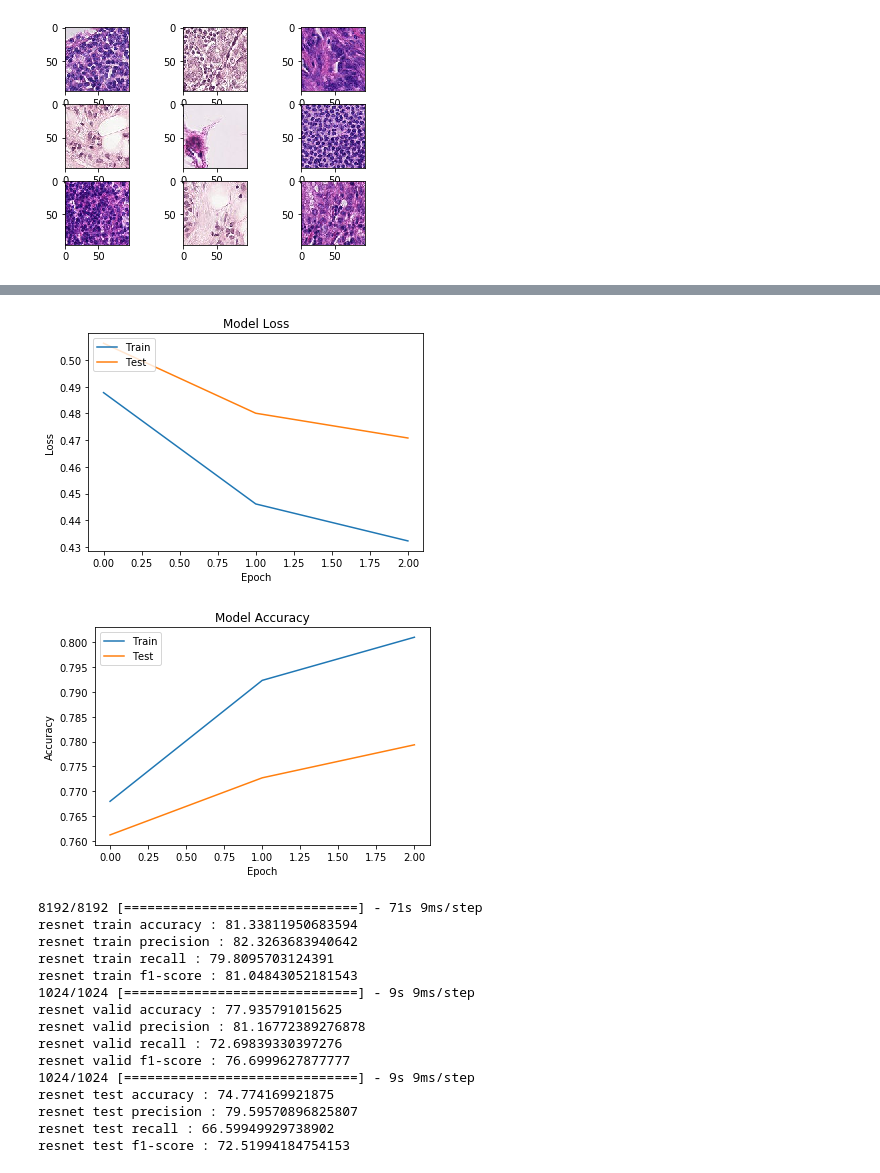
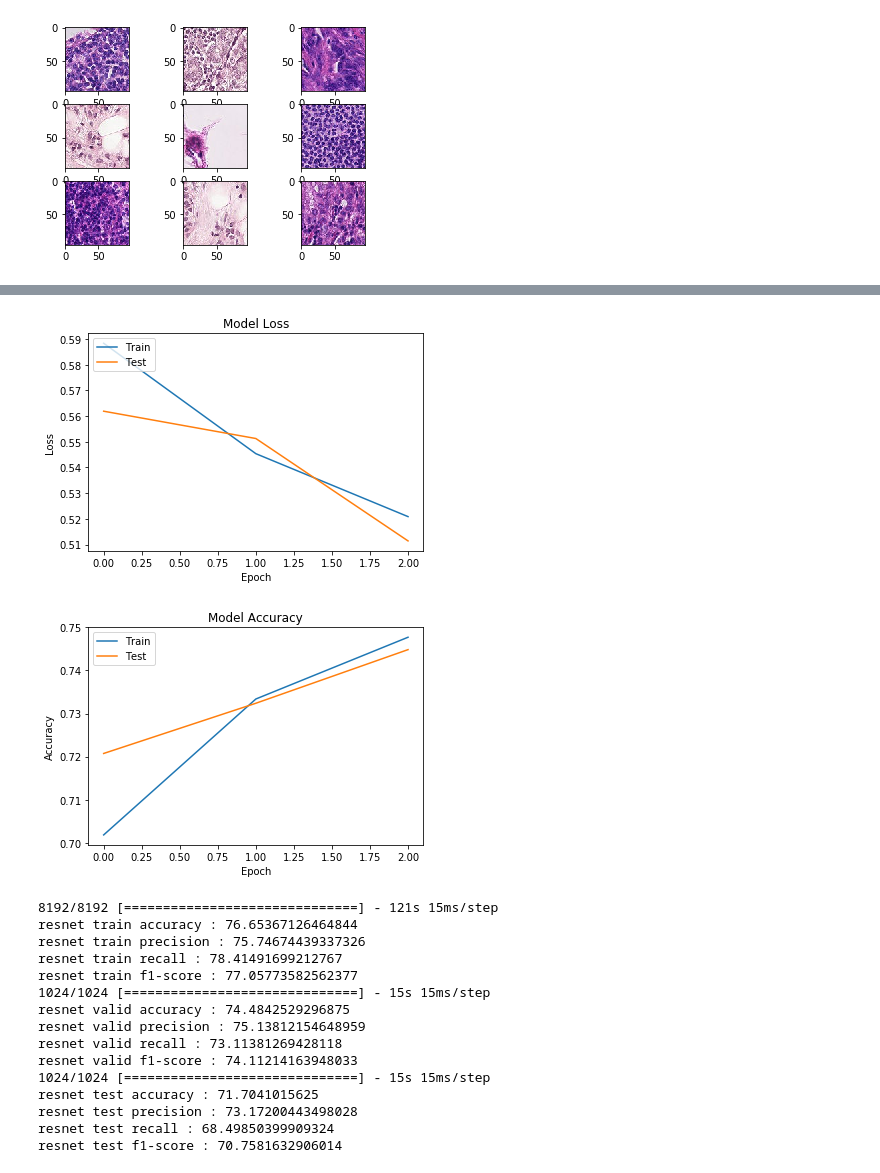
Before and after one commit to allnes/pcam_train, a Jupyter notebook: pcam_cnn_resnet.ipynb, the cells around one changed output, grey strips where cells are left out. Cells and saved outputs as stored; diff of their text form; code cells hidden in the pictures.

```diff
--- a/pcam_cnn_resnet.ipynb
+++ b/pcam_cnn_resnet.ipynb
@@ -191,27 +202,31 @@ def ResNet50(input_shape = (32, 32, 3), classes = 1):
     X = Activation('relu')(X)
     X = MaxPooling2D((3, 3), strides=(2, 2))(X)
 
-    # # Stage 2
-    # X = residual_block(X, f = 3, filters = [64, 64, 256], stage = 2, block='a', s = 1, convolution_block = True)
-    # X = residual_block(X, 3, [64, 64, 256], stage=2, block='b')
-    # X = residual_block(X, 3, [64, 64, 256], stage=2, block='c')
+    # Stage 2
+    X = residual_block(X, f = 3, filters = [64, 64, 256], stage = 2,
+                       block='a', s = 1, convolution_block = True)
+    X = residual_block(X, 3, [64, 64, 256], stage=2, block='b')
+    X = residual_block(X, 3, [64, 64, 256], stage=2, block='c')
 
-    # # Stage 3
-    # X = residual_block(X, f=3, filters=[128, 128, 512], stage = 3, block = 'a', s = 2, convolution_block = True)
-    # X = residual_block(X, 3, [128, 128, 512], stage=3, block='b')
-    # X = residual_block(X, 3, [128, 128, 512], stage=3, block='c')
-    # # X = residual_block(X, 3, [128, 128, 512], stage=3, block='d')
+    # Stage 3
+    X = residual_block(X, f=3, filters=[128, 128, 512], stage = 3,
+                       block = 'a', s = 2, convolution_block = True)
+    X = residual_block(X, 3, [128, 128, 512], stage=3, block='b')
+    X = residual_block(X, 3, [128, 128, 512], stage=3, block='c')
+    X = residual_block(X, 3, [128, 128, 512], stage=3, block='d')
 
-    # # Stage 4
-    # X = residual_block(X, f=3, filters=[256, 256, 1024], stage = 4, block = 'a', s = 2, convolution_block = True)
-    # X = residual_block(X, 3, [256, 256, 1024], stage=4, block='b')
-    # X = residual_block(X, 3, [256, 256, 1024], stage=4, block='c')
-    # # X = residual_block(X, 3, [256, 256, 1024], stage=4, block='d')
-    # # X = residual_block(X, 3, [256, 256, 1024], stage=4, block='e')
-    # # X = residual_block(X, 3, [256, 256, 1024], stage=4, block='f')
+    # Stage 4
+    X = residual_block(X, f=3, filters=[256, 256, 1024], stage = 4,
+                       block = 'a', s = 2, convolution_block = True)
+    X = residual_block(X, 3, [256, 256, 1024], stage=4, block='b')
+    X = residual_block(X, 3, [256, 256, 1024], stage=4, block='c')
+    X = residual_block(X, 3, [256, 256, 1024], stage=4, block='d')
+    X = residual_block(X, 3, [256, 256, 1024], stage=4, block='e')
+    X = residual_block(X, 3, [256, 256, 1024], stage=4, block='f')
 
     # Stage 5
-    X = residual_block(X, f=3, filters=[512, 512, 2048], stage = 5, block = 'a', s = 2, convolution_block = True)
+    X = residual_block(X, f=3, filters=[512, 512, 2048], stage = 5,
+                       block = 'a', s = 2, convolution_block = True)
     X = residual_block(X, 3, [512, 512, 2048], stage=5, block='b')
     X = residual_block(X, 3, [512, 512, 2048], stage=5, block='c')
 
@@ -230,7 +245,11 @@ def ResNet50(input_shape = (32, 32, 3), classes = 1):
 name_model = 'resnet'
 model = ResNet50()
 model.summary()
-sgd = optimizers.SGD(lr=0.00001, decay=1e-6, momentum=0.9, nesterov=True)
+sgd = optimizers.SGD(lr=0.00001,
+                     decay=1e-6,
+                     momentum=0.9,
+                     nesterov=True
+                     )
 model.compile(loss='binary_crossentropy', optimizer=sgd,
               metrics = ['binary_accuracy',
                          ksm.binary_precision(),
@@ -295,17 +314,17 @@ Epoch 3/3
-[figure, old version]
+[figure, new version]
-[figure, old version]
+[figure, new version]
-8192/8192 [==============================] - 71s 9ms/step
-resnet train accuracy : 81.33811950683594
-resnet train precision : 82.3263683940642
-resnet train recall : 79.8095703124391
-resnet train f1-score : 81.04843052181543
-1024/1024 [==============================] - 9s 9ms/step
-resnet valid accuracy : 77.935791015625
-resnet valid precision : 81.16772389276878
-resnet valid recall : 72.69839330397276
-resnet valid f1-score : 76.6999627877777
-1024/1024 [==============================] - 9s 9ms/step
-resnet test accuracy : 74.774169921875
-resnet test precision : 79.59570896825807
-resnet test recall : 66.59949929738902
-resnet test f1-score : 72.51994184754153
+8192/8192 [==============================] - 121s 15ms/step
+resnet train accuracy : 76.65367126464844
+resnet train precision : 75.74674439337326
+resnet train recall : 78.41491699212767
+resnet train f1-score : 77.05773582562377
+1024/1024 [==============================] - 15s 15ms/step
+resnet valid accuracy : 74.4842529296875
+resnet valid precision : 75.13812154648959
+resnet valid recall : 73.11381269428118
+resnet valid f1-score : 74.11214163948033
+1024/1024 [==============================] - 15s 15ms/step
+resnet test accuracy : 71.7041015625
+resnet test precision : 73.17200443498028
+resnet test recall : 68.49850399909324
+resnet test f1-score : 70.7581632906014
```
Also changed, not shown: parts of 3 cells of this notebook.
